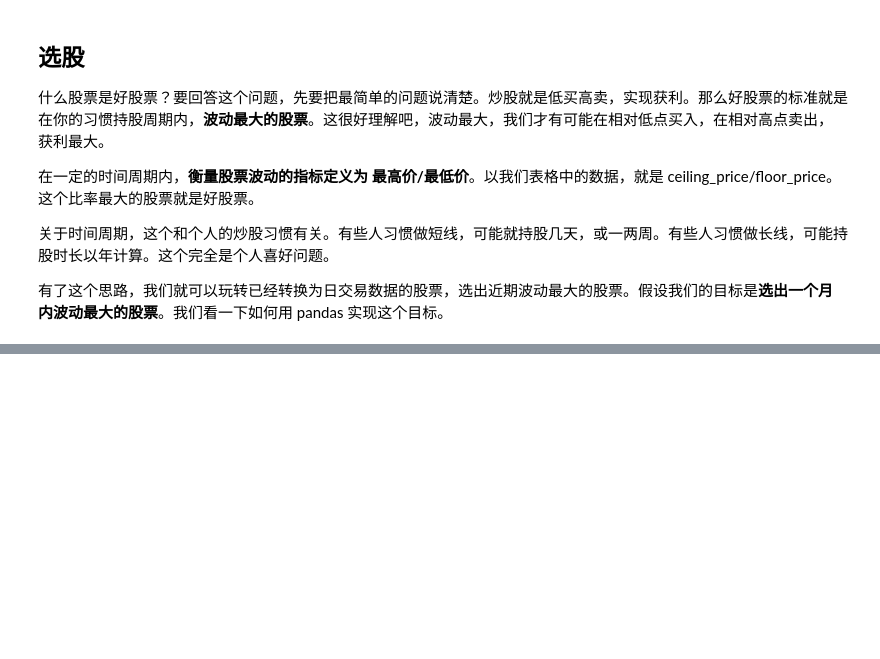
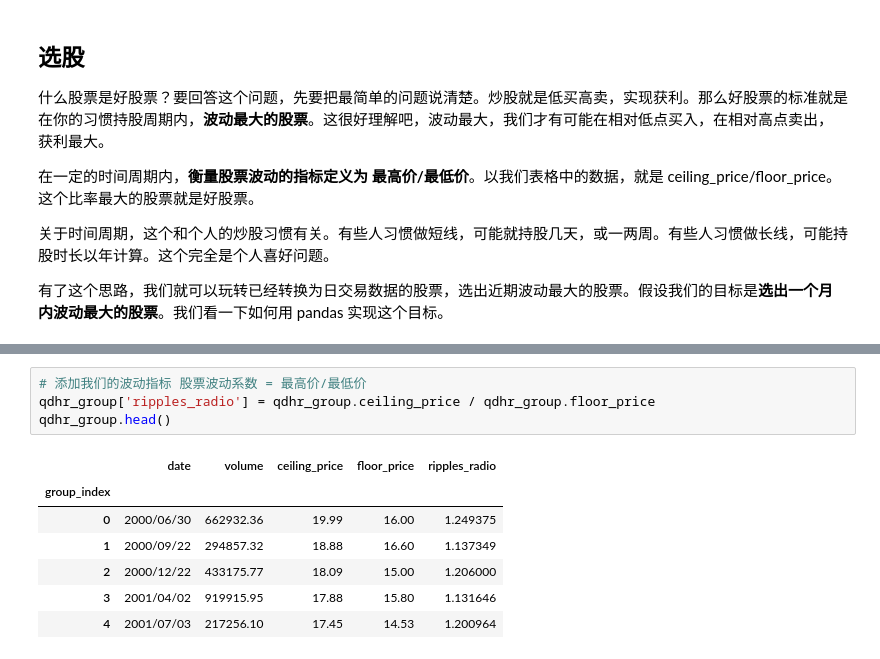
Before and after one commit to kamidox/stock-data, a Jupyter notebook: stock.ipynb, the cells around one changed output, grey strips where cells are left out. Drawn from its saved outputs; the diff is of its cells as text; blank space fills up the shorter version.

```diff
--- a/stock.ipynb
+++ b/stock.ipynb
@@ -62,0 +144,12 @@ len(day)
+# %%
+# 添加我们的波动指标 股票波动系数 = 最高价/最低价
+qdhr_group['ripples_radio'] = qdhr_group.ceiling_price / qdhr_group.floor_price
+qdhr_group.head()
+# %% [output]
+|  | date | volume | ceiling_price | floor_price | ripples_radio |
+| group_index |  |  |  |  |  |
+| 0 | 2000/06/30 | 662932.36 | 19.99 | 16.00 | 1.249375 |
+| 1 | 2000/09/22 | 294857.32 | 18.88 | 16.60 | 1.137349 |
+| 2 | 2000/12/22 | 433175.77 | 18.09 | 15.00 | 1.206000 |
+| 3 | 2001/04/02 | 919915.95 | 17.88 | 15.80 | 1.131646 |
+| 4 | 2001/07/03 | 217256.10 | 17.45 | 14.53 | 1.200964 |
```
Also changed, not shown: parts of 7 cells of this notebook.
